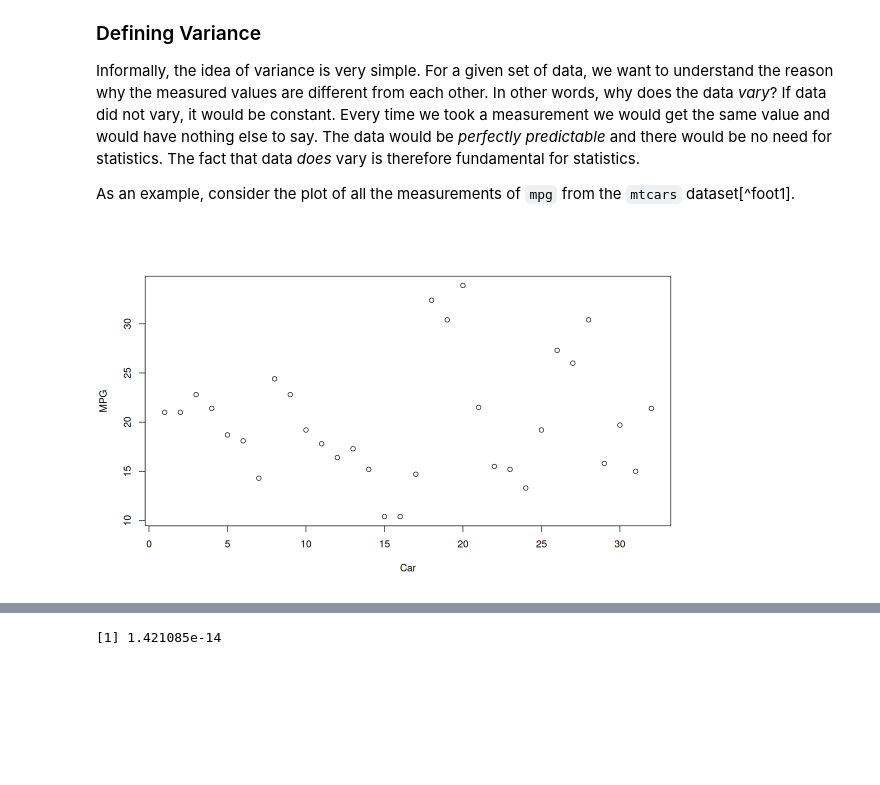
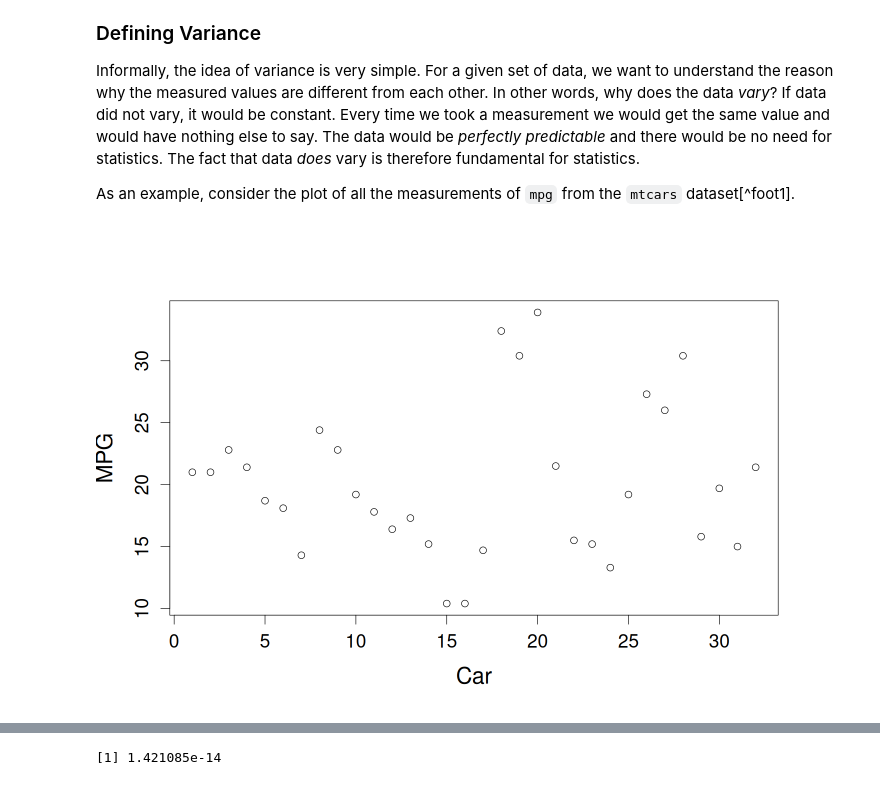
Before and after one commit to PCHN63101-Advanced-Data-Skills/Simple-Multiple-Regression, a Jupyter notebook: 1.linear-models-framework.ipynb, the cells around one changed output, grey strips where cells are left out. Cells and saved outputs as stored; diff of their text form; code cells hidden in the pictures; blank space fills up the shorter version.

```diff
--- a/1.linear-models-framework.ipynb
+++ b/1.linear-models-framework.ipynb
@@ -14,8 +14,9 @@ options(repr.plot.width=10, repr.plot.height=6)
 # %%
 data('mtcars')
+par(cex.lab=1.5, cex.axis=1.25, cex=1.5) # plot scaling
 plot(x=seq(1,length(mtcars$mpg)), y=mtcars$mpg, xlab="Car", ylab="MPG")
 # %% [output]
-[figure, old version]
+[figure, new version]
 # %% [markdown]
 Clearly, the values of `mpg` differ from car-to-car. This is entirely expected, but try to consider all the reasons *why* this might be the case?
 
```
Also changed, not shown: parts of 10 cells of this notebook, 14 other files.
